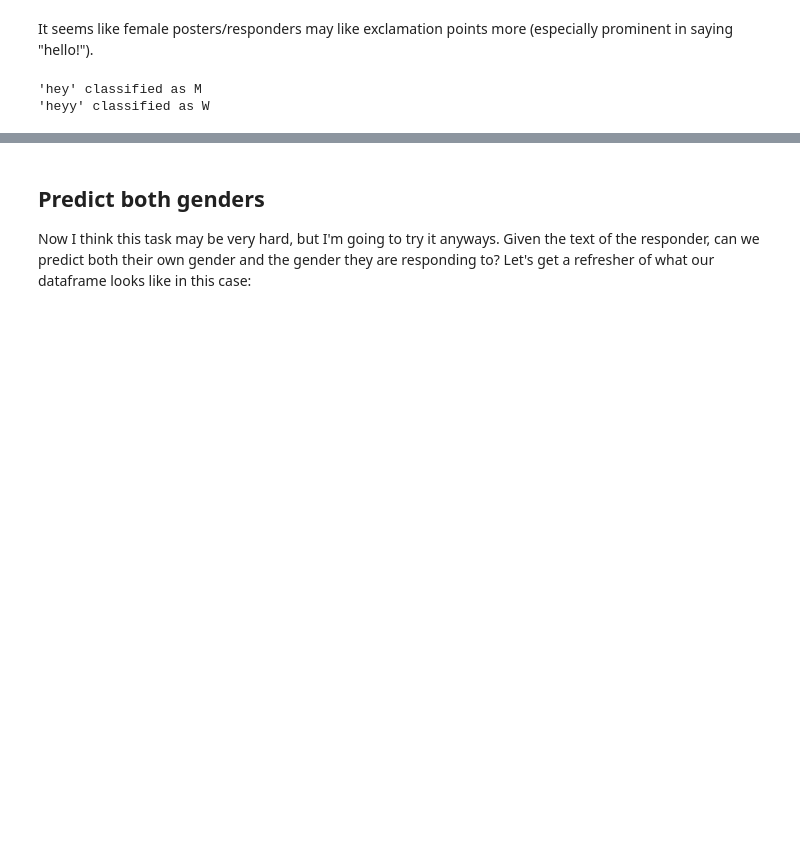
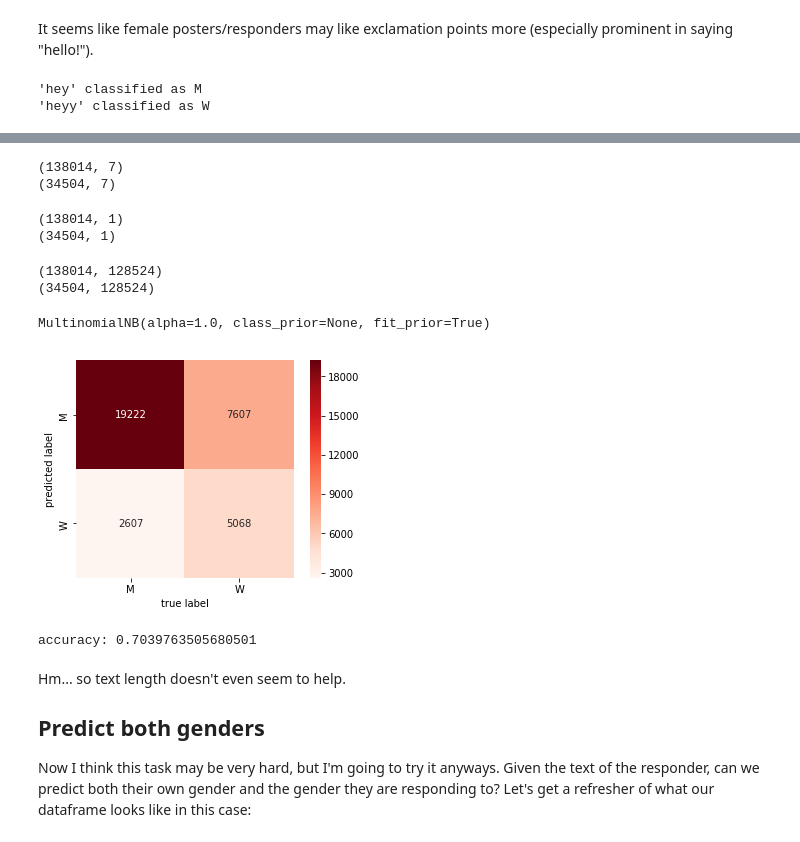
Before and after one commit to Data-Science-for-Linguists-2019/Gendered-Interaction-Online, a Jupyter notebook: machine_learning.ipynb, the cells around one changed output, grey strips where cells are left out. Saved outputs shown, nothing was run; the diff lists cells and outputs as text; code cells hidden in the pictures; blank space fills up the shorter version.

```diff
--- a/machine_learning.ipynb
+++ b/machine_learning.ipynb
@@ -343,4 +394,76 @@ print("'heyy' classified as", model.predict(['heyy'])[0])
+# %%
+# need to find the text length and sentence length that correspond to our train test split
+
+# training chunk of df
+train_chunk = all_posts_responses.isin(X_train)
+# getting this chunk from original
+train_chunk = all_posts_responses[train_chunk.text]
+# print to make sure same size
+print(train_chunk.shape)
+
+
+# testing chunk of df
+test_chunk = all_posts_responses.isin(X_test)
+# getting this chunk from original
+test_chunk = all_posts_responses[test_chunk.text]
+# print to make sure same size
+print(test_chunk.shape)
+# %% [output]
+(138014, 7)
+(34504, 7)
+# %%
+sparse_stats_train = coo_matrix(train_chunk[['text_length']], dtype='float64')
+sparse_stats_test = coo_matrix(test_chunk[['text_length']], dtype='float64')
+
+# making sure we're keeping same sizes
+print(sparse_stats_train.shape)
+print(sparse_stats_test.shape)
+# %% [output]
+(138014, 1)
+(34504, 1)
+# %%
+# combine features
+X_train2 = hstack([X_train2, sparse_stats_train])
+X_test2 = hstack([X_test2, sparse_stats_test])
+
+# making sure we're keeping same sizes
+print(X_train2.shape)
+print(X_test2.shape)
+# %% [output]
+(138014, 128524)
+(34504, 128524)
+# %%
+model = MultinomialNB()
+
+model.fit(X_train2, y_train2)
+# %% [output]
+MultinomialNB(alpha=1.0, class_prior=None, fit_prior=True)
+# %%
+y_pred2 = model.predict(X_test2)
+# %%
+# confusion matrix
+mat = confusion_matrix(y_test2, y_pred2)
+
+labels = sorted(set(y_test2))
+
+# plot it
+sns.heatmap(mat.T, square=True, annot=True, fmt='d', cmap="Reds", xticklabels=labels, yticklabels=labels)
+plt.xlabel('true label')
+plt.ylabel('predicted label')
+
+# save
+#plt.savefig('images/')
+
+# show
+plt.show()
+
+print('accuracy:', accuracy_score(y_test2, y_pred2))
+# %% [output]
+[figure, added]
+accuracy: 0.7039763505680501
 # %% [markdown]
+Hm... so text length doesn't even seem to help.
+
 ## Predict both genders
 Now I think this task may be very hard, but I'm going to try it anyways. Given the text of the responder, can we predict both their own gender and the gender they are responding to? Let's get a refresher of what our dataframe looks like in this case:
 # %%
```
Also changed, not shown: parts of 31 cells of this notebook, 3 other files.
